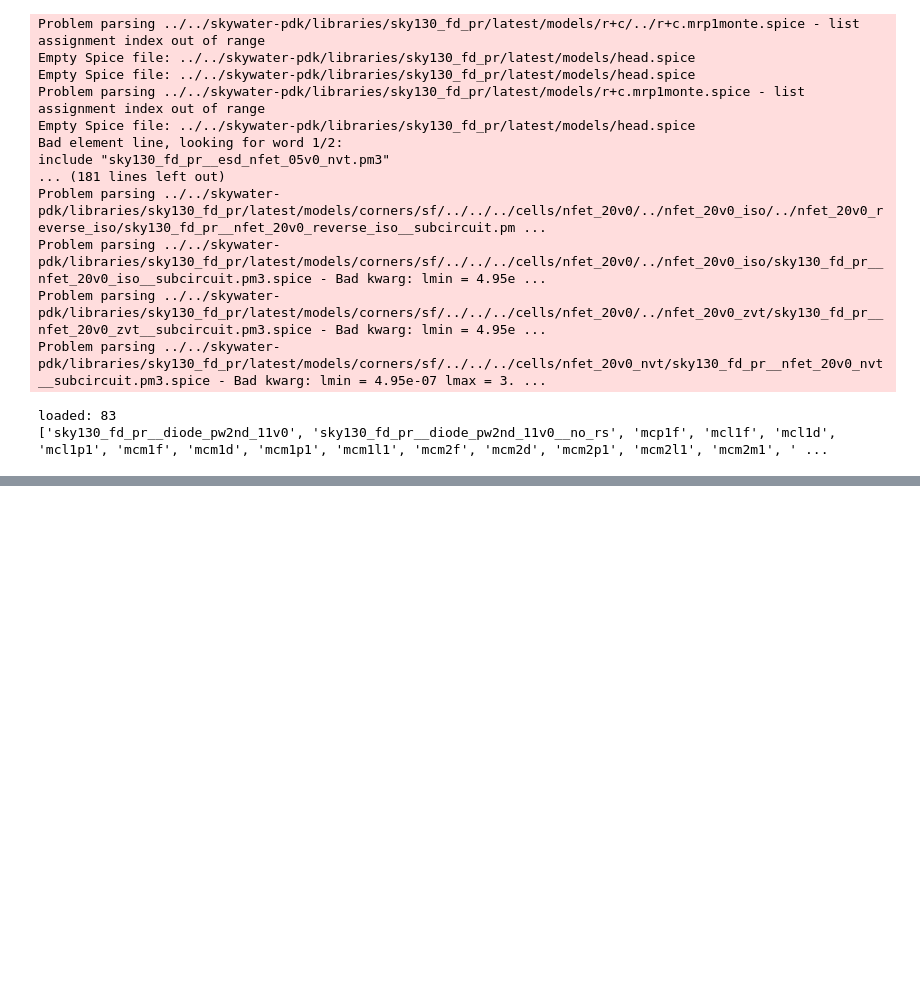
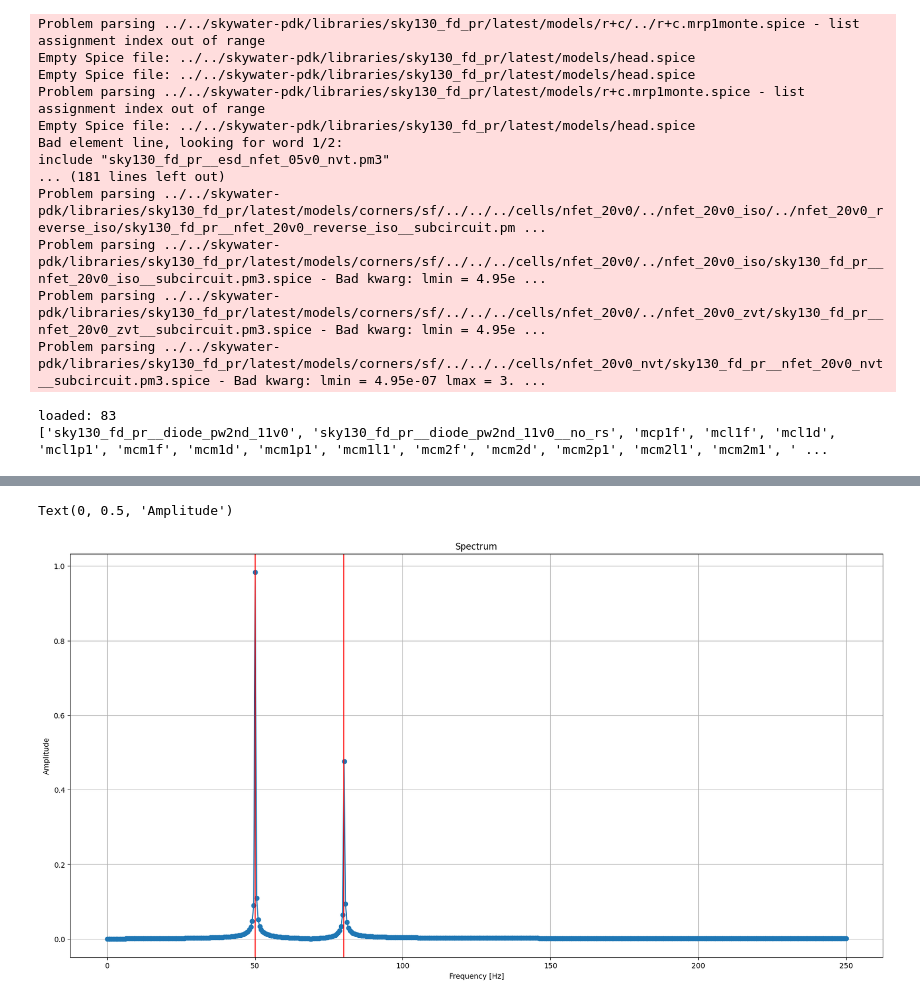
Before and after one commit to NooriDan/SymXplorer, a Jupyter notebook: Scripts/skywater.ipynb, the cells around one changed output, grey strips where cells are left out. Cells and saved outputs as stored; diff of their text form; code cells hidden in the pictures; blank space fills up the shorter version.

```diff
--- a/Scripts/skywater.ipynb
+++ b/Scripts/skywater.ipynb
@@ -280,0 +353,33 @@ plt.show()
+# %%
+import numpy as np
+
+from scipy import signal
+from scipy.fftpack import fft
+
+import matplotlib.pyplot as plt
+
+N = 1000 # number of sample points
+dt = 1. / 500 # sample spacing
+
+frequency1 = 50.
+frequency2 = 80.
+
+t = np.linspace(0.0, N*dt, N)
+y = np.sin(2*np.pi * frequency1 * t) + .5 * np.sin(2*np.pi * frequency2 * t)
+
+yf = fft(y)
+tf = np.linspace(.0, 1./(2.*dt), N//2)
+spectrum = 2./N * np.abs(yf[0:N//2])
+
+figure1, ax = plt.subplots(figsize=(20, 10))
+
+ax.plot(tf, spectrum, 'o-')
+ax.grid()
+for frequency in frequency1, frequency2:
+    ax.axvline(x=frequency, color='red')
+ax.set_title('Spectrum')
+ax.set_xlabel('Frequency [Hz]')
+ax.set_ylabel('Amplitude')
+# %% [output]
+Text(0, 0.5, 'Amplitude')
+[figure, added]
```
Also changed, not shown: parts of 5 cells of this notebook, 4 other files.
